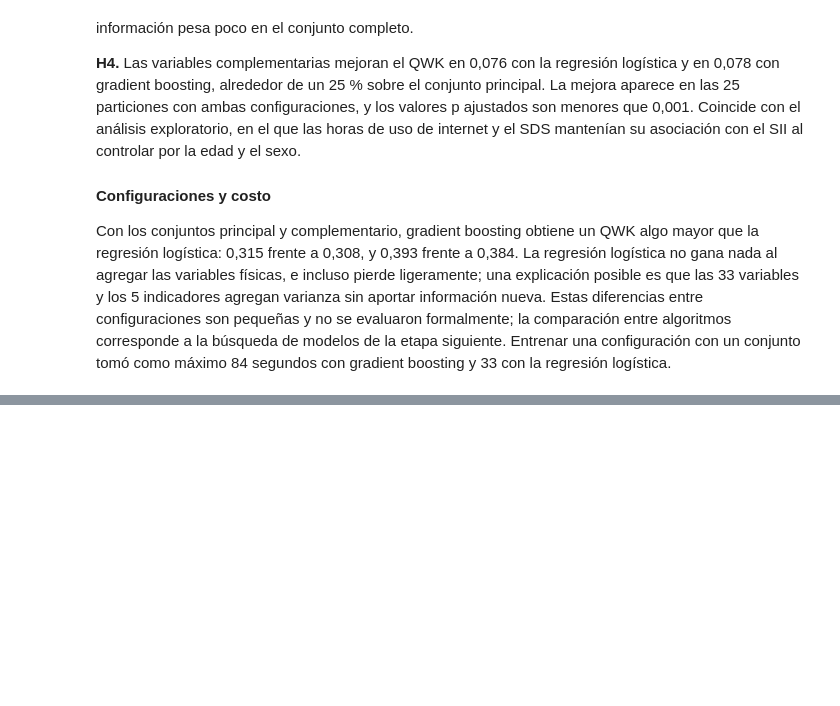
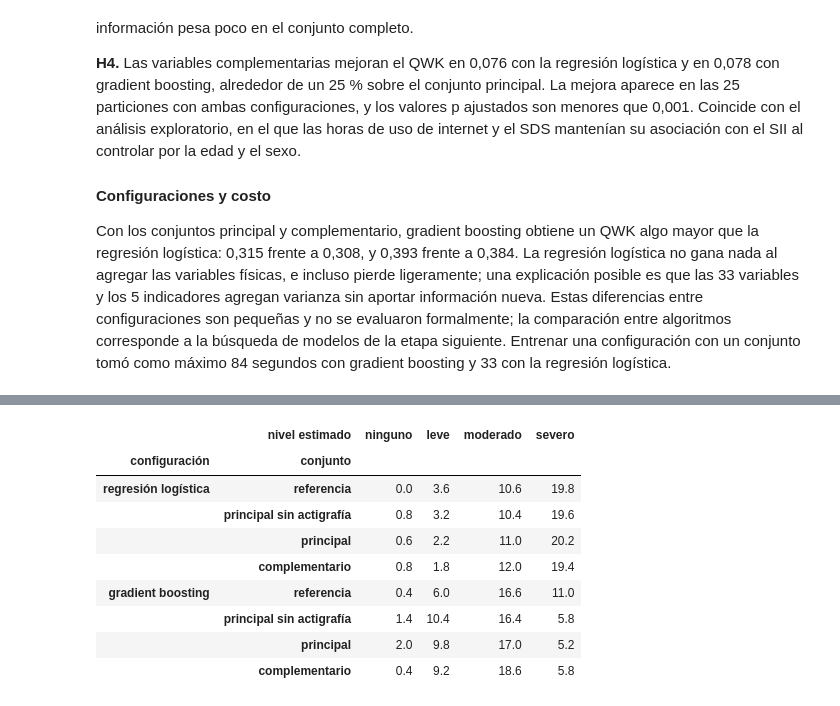
Before and after one commit to juanestebancg2806/piu-severity-prediction, a Jupyter notebook: notebooks/02_experimentos_iniciales.ipynb, the cells around one changed output, grey strips where cells are left out. Saved outputs shown, nothing was run; the diff lists cells and outputs as text; code cells hidden in the pictures; blank space fills up the shorter version.

```diff
--- a/notebooks/02_experimentos_iniciales.ipynb
+++ b/notebooks/02_experimentos_iniciales.ipynb
@@ -848,0 +931,24 @@ Con los conjuntos principal y complementario, gradient boosting obtiene un QWK a
+# %%
+destino_severos = pd.DataFrame(
+    {
+        (configuracion, NOMBRES_CONJUNTOS[conjunto]): mean_confusion_matrix(
+            resultados[(configuracion, conjunto)][1], normalize=False
+        ).loc[3]
+        for configuracion in CONFIGURACIONES
+        for conjunto in ORDEN_CONJUNTOS
+    }
+).T.rename(columns=NIVELES_SII)
+destino_severos.index.names = ["configuración", "conjunto"]
+destino_severos.columns.name = "nivel estimado"
+destino_severos.round(1)
+# %% [output]
+|  | nivel estimado | ninguno | leve | moderado | severo |
+| configuración | conjunto |  |  |  |  |
+| regresión logística | referencia | 0.0 | 3.6 | 10.6 | 19.8 |
+|  | principal sin actigrafía | 0.8 | 3.2 | 10.4 | 19.6 |
+|  | principal | 0.6 | 2.2 | 11.0 | 20.2 |
+|  | complementario | 0.8 | 1.8 | 12.0 | 19.4 |
+| gradient boosting | referencia | 0.4 | 6.0 | 16.6 | 11.0 |
+|  | principal sin actigrafía | 1.4 | 10.4 | 16.4 | 5.8 |
+|  | principal | 2.0 | 9.8 | 17.0 | 5.2 |
+|  | complementario | 0.4 | 9.2 | 18.6 | 5.8 |
```
Also changed, not shown: parts of 6 cells of this notebook, 1 other file.
